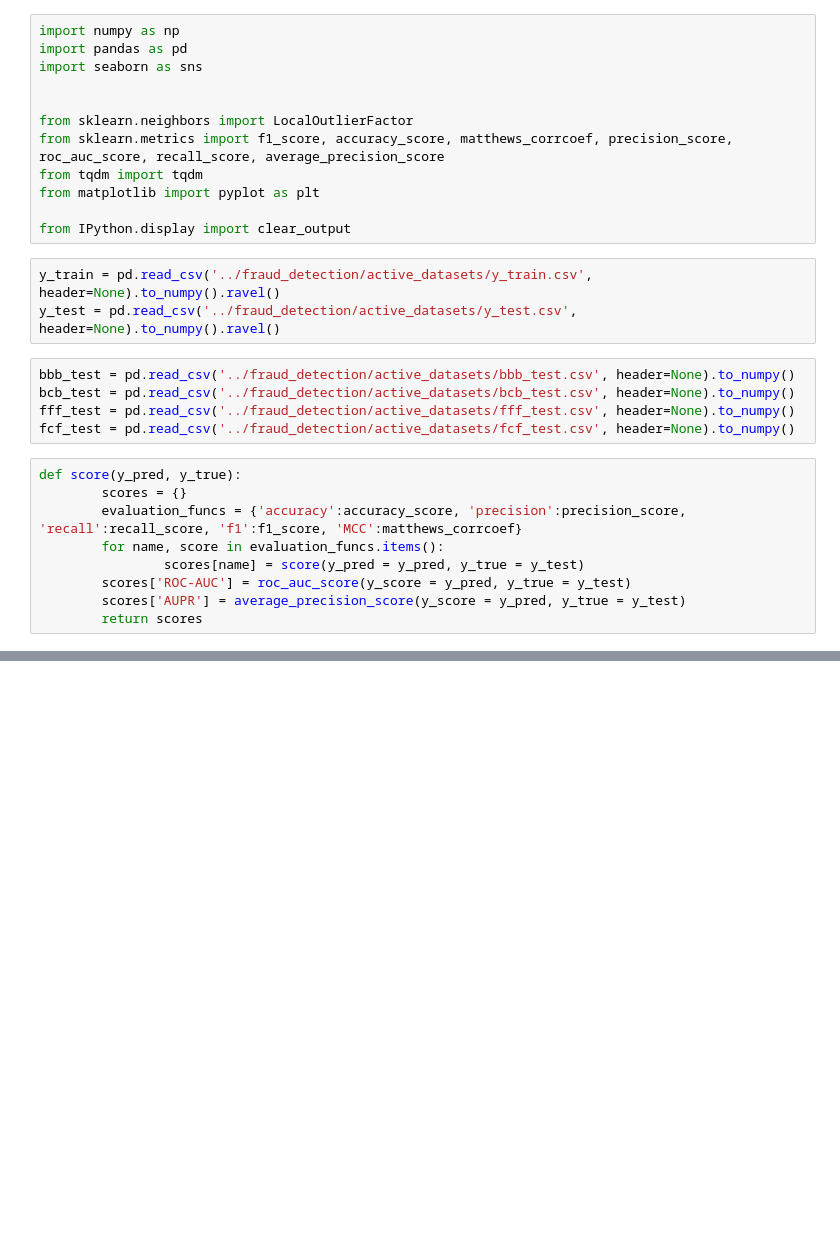
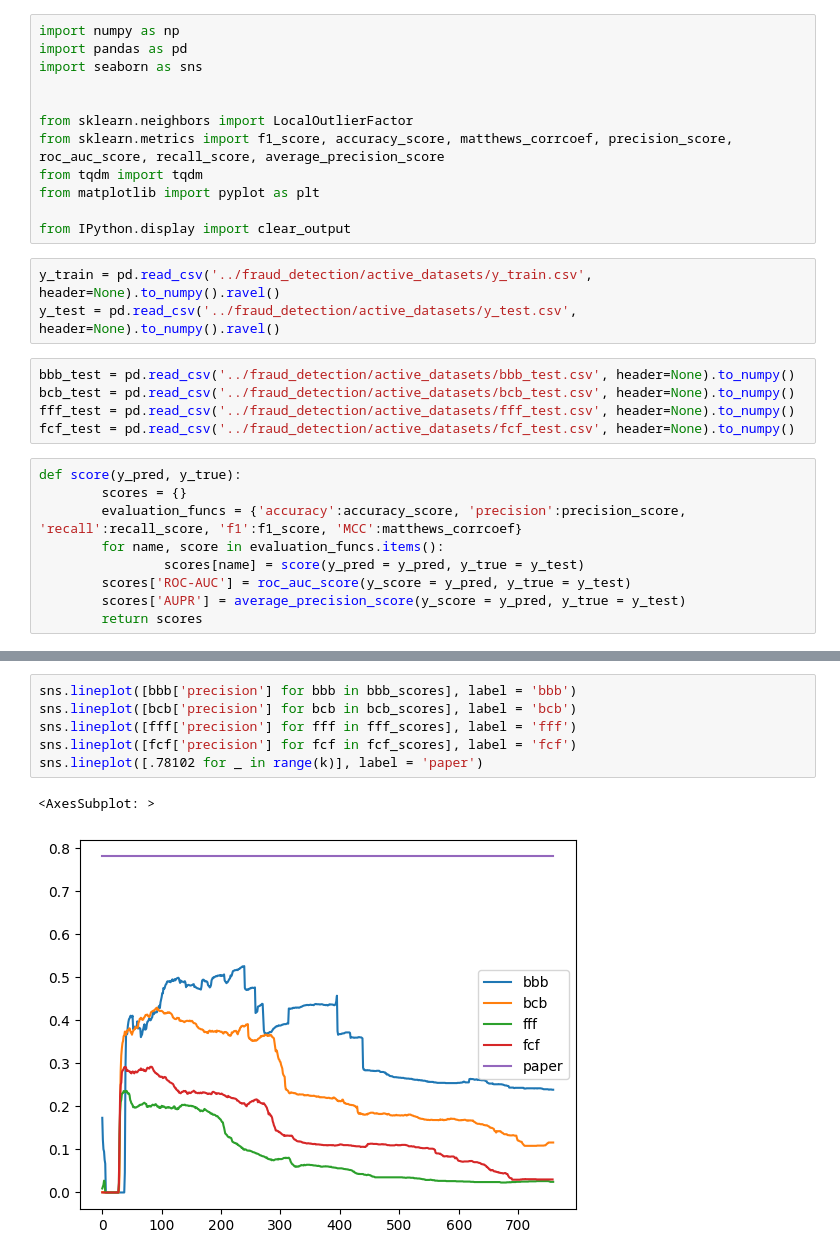
Before and after one commit to Mjh9122/fraud_detection, a Jupyter notebook: local_oultier_k_selection.ipynb, the cells around one changed output, grey strips where cells are left out. Cells and saved outputs as stored; diff of their text form; blank space fills up the shorter version.

```diff
--- a/local_oultier_k_selection.ipynb
+++ b/local_oultier_k_selection.ipynb
@@ -65,0 +76,9 @@ for k in tqdm(range(1, 1000)) :
+# %%
+sns.lineplot([bbb['precision'] for bbb in bbb_scores], label = 'bbb')
+sns.lineplot([bcb['precision'] for bcb in bcb_scores], label = 'bcb')
+sns.lineplot([fff['precision'] for fff in fff_scores], label = 'fff')
+sns.lineplot([fcf['precision'] for fcf in fcf_scores], label = 'fcf')
+sns.lineplot([.78102 for _ in range(k)], label = 'paper')
+# %% [output]
+<AxesSubplot: >
+[figure, added]
```
Also changed, not shown: parts of 6 cells of this notebook.
